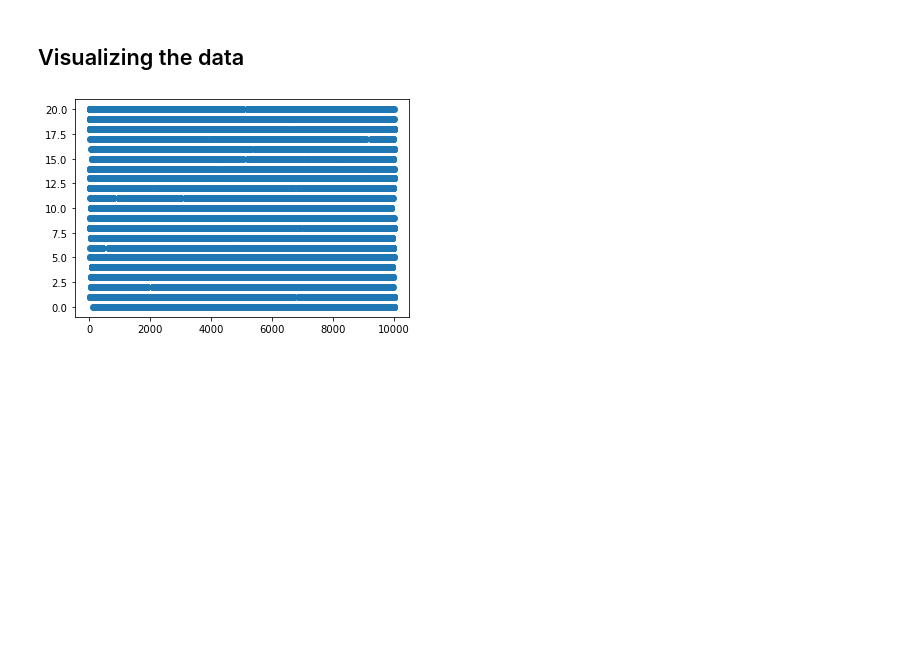
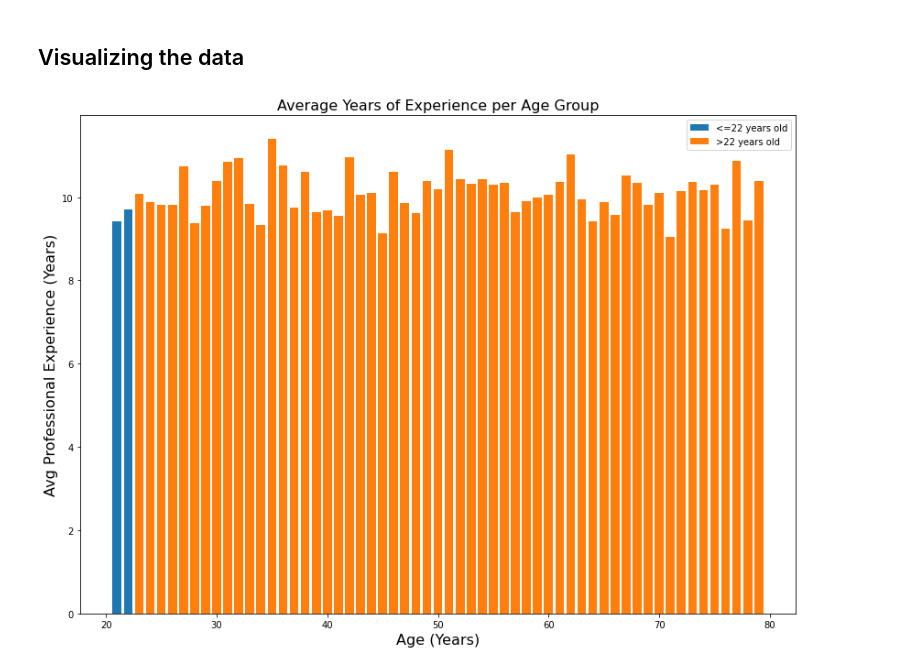
Before and after one commit to dawsboss/DSCI470, a Jupyter notebook: Loan.ipynb, the cells around one changed output. Cells and saved outputs as stored; diff of their text form; code cells hidden in the pictures; blank space fills up the shorter version.

```diff
--- a/Loan.ipynb
+++ b/Loan.ipynb
@@ -144,6 +144,22 @@ CURRENT_HOUSE_YRS:{10, 11, 12, 13, 14}
 # %% [markdown]
 ## Visualizing the data
 # %%
-for i in testData[]:
+lp_dataframe = trainData
-# %% [output]
-[figure, removed]
+# %%
+sub_data_lp = lp_dataframe[['Age', 'Experience']]
+result_cond_young = sub_data_lp.loc[sub_data_lp['Age'] <= 22].groupby(by='Age').mean()
+result_cond_old = sub_data_lp.loc[sub_data_lp['Age'] > 22].groupby(by='Age').mean()
+x_axis1 = result_cond_young.reset_index()['Age']
+y_axis1 = result_cond_young.reset_index()['Experience']
+x_axis2 = result_cond_old.reset_index()['Age']
+y_axis2 = result_cond_old.reset_index()['Experience']
+plt.figure(figsize=(14,10))
+plt.bar(x_axis1, y_axis1)
+plt.bar(x_axis2, y_axis2)
+plt.title('Average Years of Experience per Age Group', fontsize=16)
+plt.xlabel('Age (Years)', fontsize=16)
+plt.ylabel('Avg Professional Experience (Years)', fontsize=16)
+plt.legend(['<=22 years old', '>22 years old'])
+plt.show()
+# %% [output]
+[figure, added]
```
Also changed, not shown: parts of 4 cells of this notebook.
